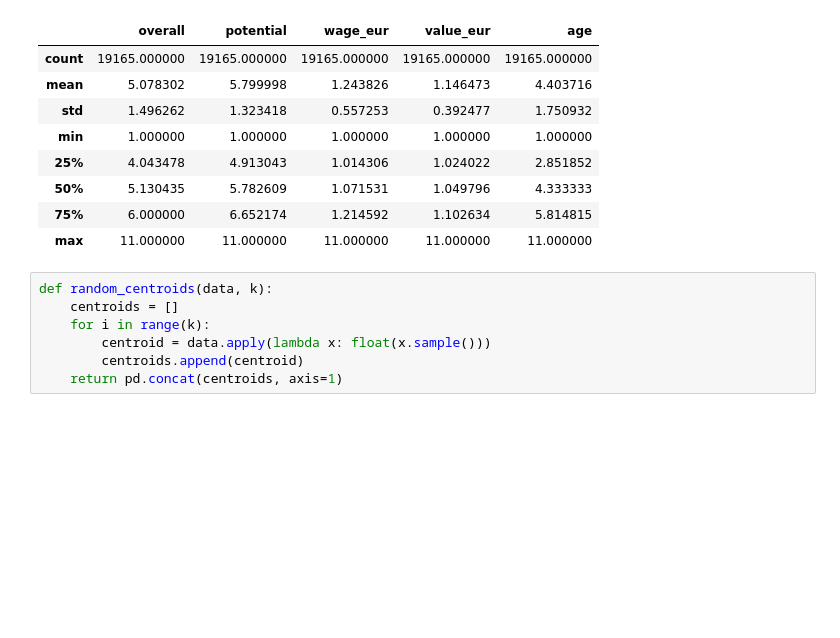
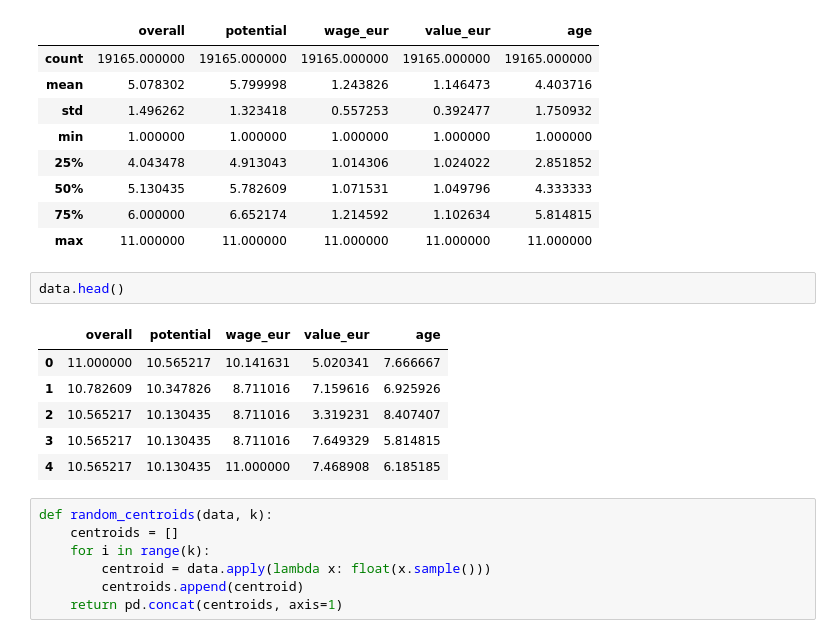
Before and after one commit to dataquestio/project-walkthroughs, a Jupyter notebook: kmeans/clustering.ipynb, the cells around one changed output. Cells and saved outputs as stored; diff of their text form; blank space fills up the shorter version.

```diff
--- a/kmeans/clustering.ipynb
+++ b/kmeans/clustering.ipynb
@@ -60,6 +60,15 @@ data.describe()
 | 50% | 5.130435 | 5.782609 | 1.071531 | 1.049796 | 4.333333 |
 | 75% | 6.000000 | 6.652174 | 1.214592 | 1.102634 | 5.814815 |
 | max | 11.000000 | 11.000000 | 11.000000 | 11.000000 | 11.000000 |
+# %%
+data.head()
+# %% [output]
+|  | overall | potential | wage_eur | value_eur | age |
+| 0 | 11.000000 | 10.565217 | 10.141631 | 5.020341 | 7.666667 |
+| 1 | 10.782609 | 10.347826 | 8.711016 | 7.159616 | 6.925926 |
+| 2 | 10.565217 | 10.130435 | 8.711016 | 3.319231 | 8.407407 |
+| 3 | 10.565217 | 10.130435 | 8.711016 | 7.649329 | 5.814815 |
+| 4 | 10.565217 | 10.130435 | 11.000000 | 7.468908 | 6.185185 |
 # %%
 def random_centroids(data, k):
     centroids = []
```
Also changed, not shown: parts of 9 cells of this notebook, 1 other file.
